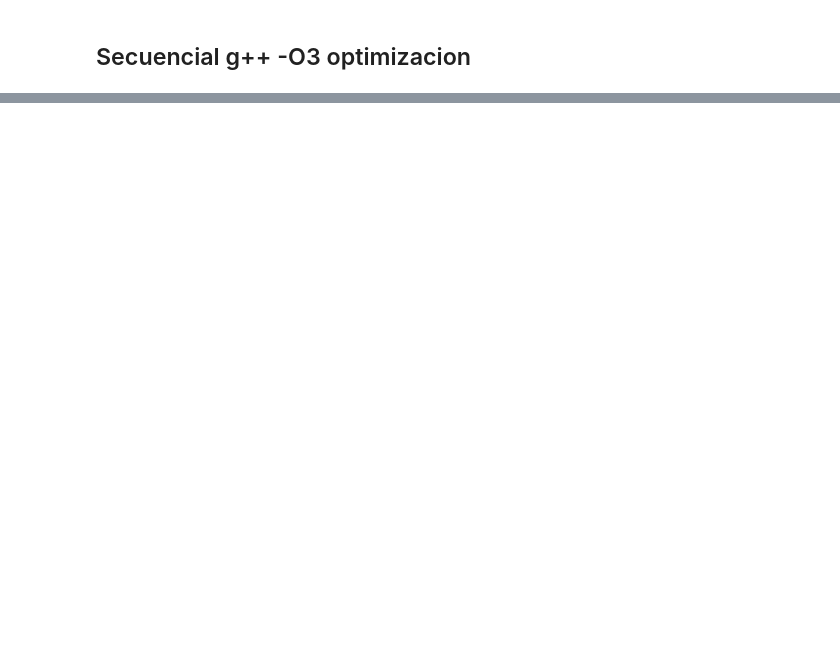
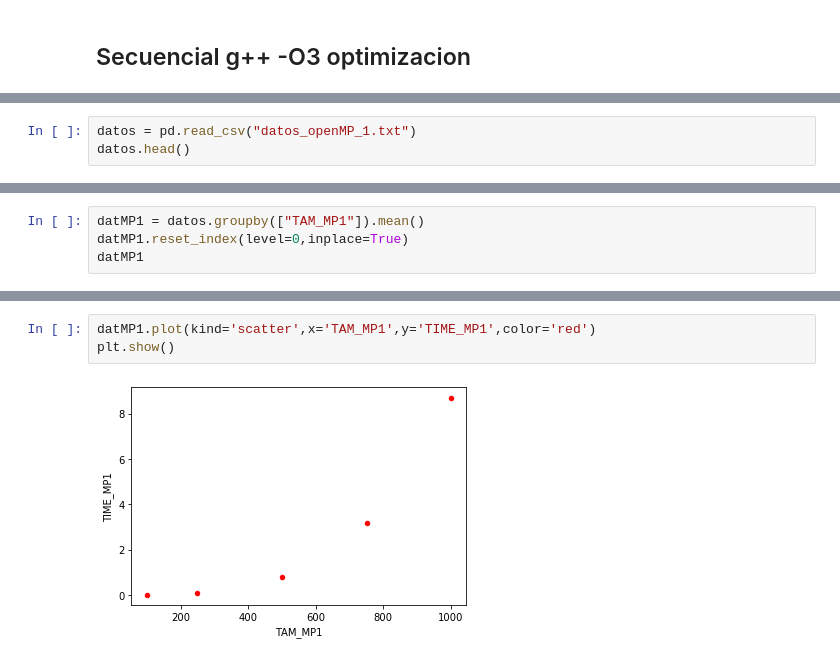
Before and after one commit to laurasgm/HPC-openMP, a Jupyter notebook: taller.ipynb, the cells around one changed output, grey strips where cells are left out. Cells and saved outputs as stored; diff of their text form; blank space fills up the shorter version.

```diff
--- a/taller.ipynb
+++ b/taller.ipynb
@@ -77,0 +82,3 @@ plt.show()
+# %%
+datos = pd.read_csv("datos_openMP_1.txt")
+datos.head()
@@ -77,0 +92,4 @@ plt.show()
+# %%
+datMP1 = datos.groupby(["TAM_MP1"]).mean()
+datMP1.reset_index(level=0,inplace=True)
+datMP1
@@ -77,0 +103,5 @@ plt.show()
+# %%
+datMP1.plot(kind='scatter',x='TAM_MP1',y='TIME_MP1',color='red')
+plt.show()
+# %% [output]
+[figure, added]
```
Also changed, not shown: parts of 18 cells of this notebook, 6 other files.
